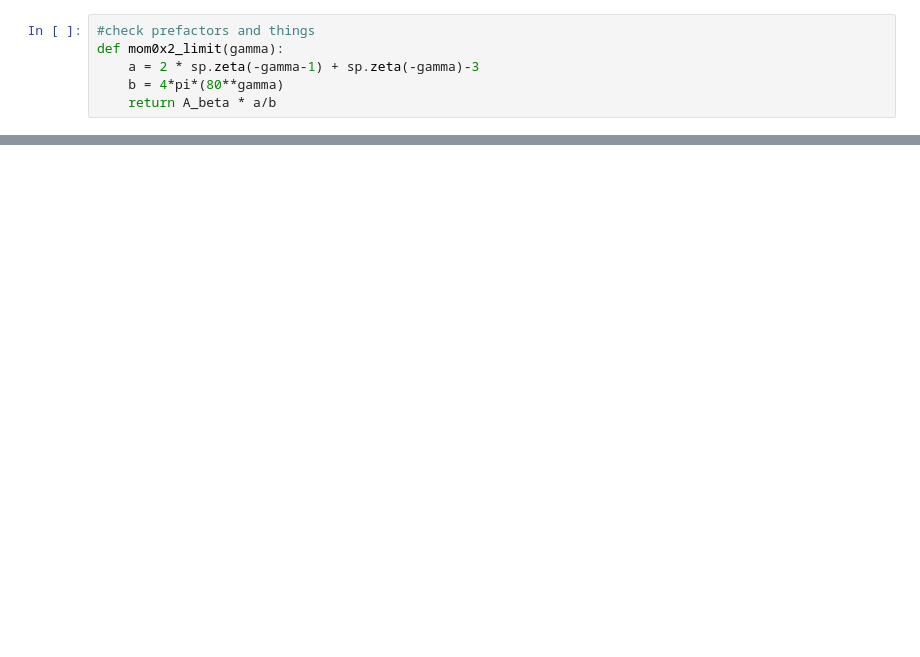
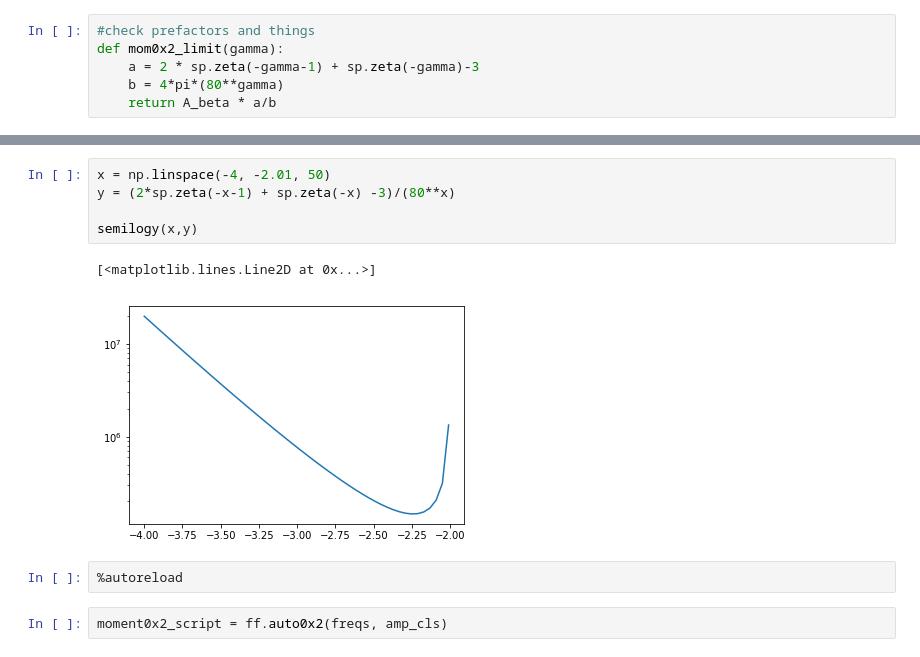
Before and after one commit to acwgough/foreground_moments, a Jupyter notebook: 2019-07-26 synch moments beta powerlaw.ipynb, the cells around one changed output, grey strips where cells are left out. Cells and saved outputs as stored; diff of their text form; blank space fills up the shorter version.

```diff
--- a/2019-07-26 synch moments beta powerlaw.ipynb
+++ b/2019-07-26 synch moments beta powerlaw.ipynb
@@ -251,0 +253,12 @@ for i in range(len(freqs)):
+# %%
+x = np.linspace(-4, -2.01, 50)
+y = (2*sp.zeta(-x-1) + sp.zeta(-x) -3)/(80**x)
+
+semilogy(x,y)
+# %% [output]
+[<matplotlib.lines.Line2D at 0x...>]
+[figure, added]
+# %%
+%autoreload
+# %%
+moment0x2_script = ff.auto0x2(freqs, amp_cls)
```
Also changed, not shown: parts of 17 cells of this notebook, 2 other files.
